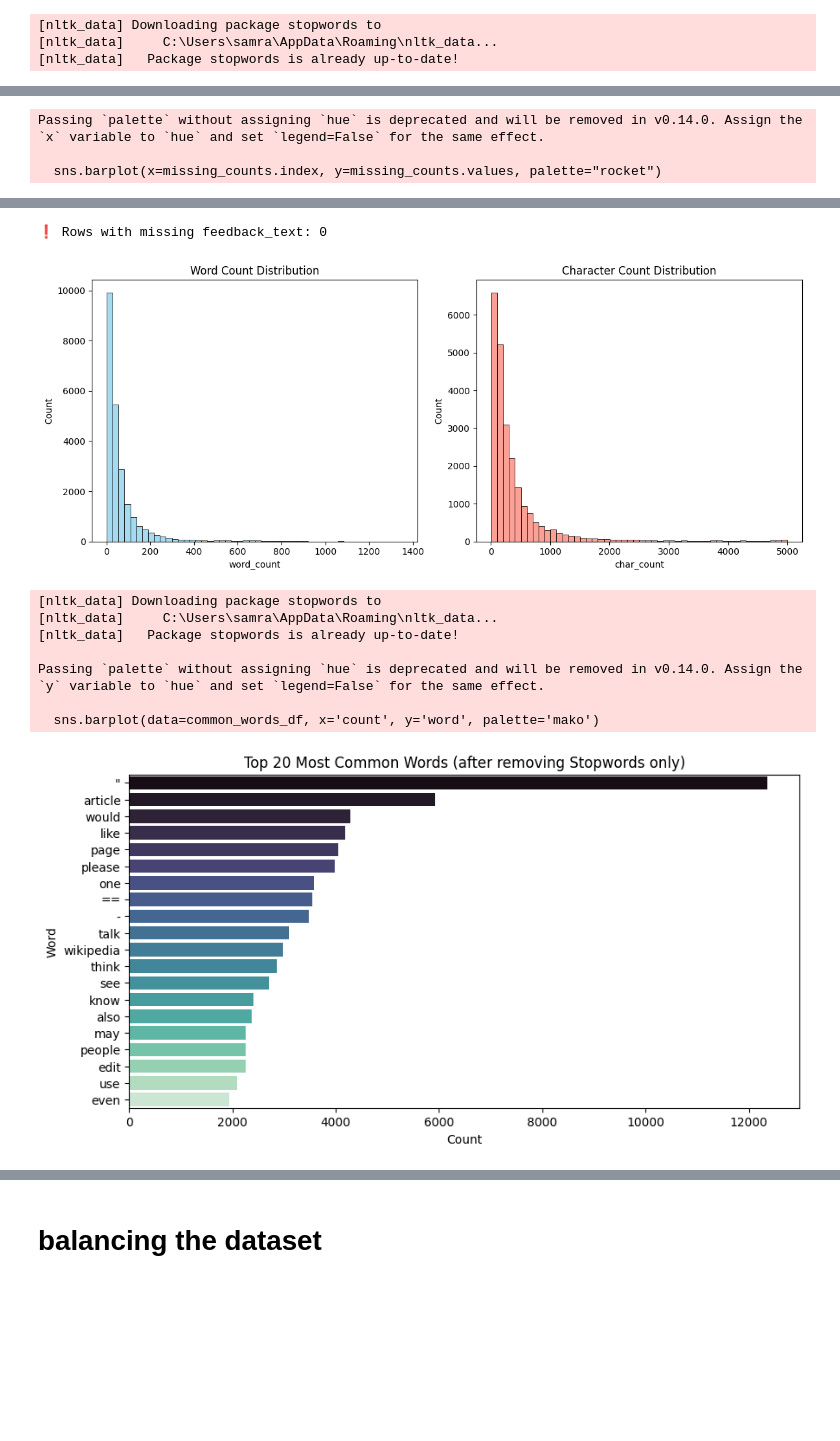
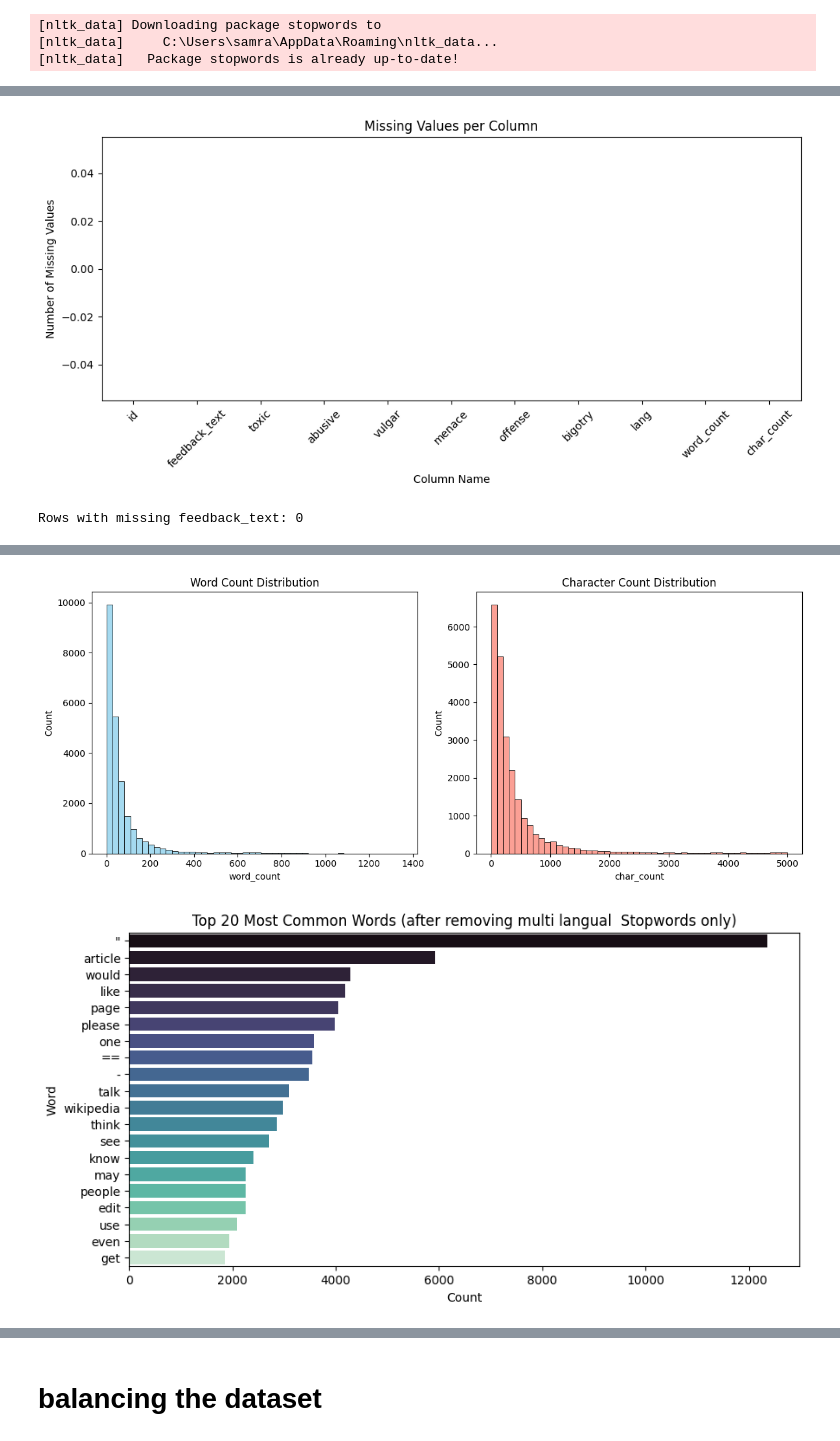
Before and after one commit to samratabduljalil/Offensive-Language-Classification, a Jupyter notebook: Task/model1_implementation.ipynb, the cells around one changed output, grey strips where cells are left out. Drawn from its saved outputs; the diff is of its cells as text; code cells hidden in the pictures; blank space fills up the shorter version.

```diff
--- a/Task/model1_implementation.ipynb
+++ b/Task/model1_implementation.ipynb
@@ -215,7 +222,7 @@ Collected 5292 stopwords.
 # %%
 
 # Check for Missing Values
-print("🔍 Missing values:\n", train.isnull().sum())
+print("Missing values:\n", train.isnull().sum())
 
 # Plot bar chart for missing values
 missing_counts = train.isnull().sum()
@@ -233,7 +240,7 @@ if not missing_counts.empty:
 
 # Drop rows with missing feedback_text if any
 missing_texts = train[train['feedback_text'].isnull()]
-print(f"\n❗ Rows with missing feedback_text: {len(missing_texts)}")
+print(f"\nRows with missing feedback_text: {len(missing_texts)}")
 if len(missing_texts) > 0:
     train = train.dropna(subset=['feedback_text'])
 
@@ -255,12 +262,7 @@ plt.show()
 # Most Common Words (Before Preprocessing)
 
 
-
-nltk.download('stopwords')
-
 # Get the list of English stopwords
-stop_words = set(stopwords.words('english'))
-
 # Remove stop words from feedback_text
 all_words = ' '.join(train['feedback_text'].astype(str)).lower().split()
 filtered_words = [word for word in all_words if word not in multi_stop_words]
@@ -289,6 +292,5 @@ bigotry          0
 word_count       0
 char_count       0
 dtype: int64
+[figure, new version]
-Passing `palette` without assigning `hue` is deprecated and will be removed in v0.14.0. Assign the `x` variable to `hue` and set `legend=False` for the same effect.
-
-  sns.barplot(x=missing_counts.index, y=missing_counts.values, palette="rocket")
+Rows with missing feedback_text: 0
@@ -296,11 +297,3 @@ Passing `palette` without assigning `hue` is deprecated and will be removed in v
-❗ Rows with missing feedback_text: 0
 [figure]
-[nltk_data] Downloading package stopwords to
-[nltk_data]     C:\Users\samra\AppData\Roaming\nltk_data...
-[nltk_data]   Package stopwords is already up-to-date!
-
-Passing `palette` without assigning `hue` is deprecated and will be removed in v0.14.0. Assign the `y` variable to `hue` and set `legend=False` for the same effect.
-
-  sns.barplot(data=common_words_df, x='count', y='word', palette='mako')
-[figure, old version]
+[figure, new version]
 # %%
```
Also changed, not shown: parts of 29 cells of this notebook, 3 other files.
